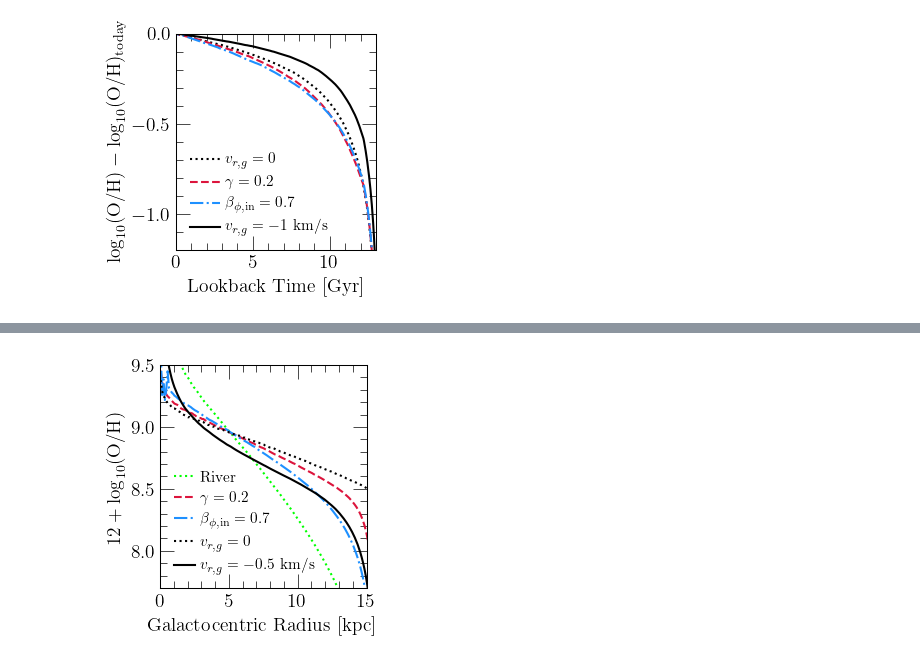
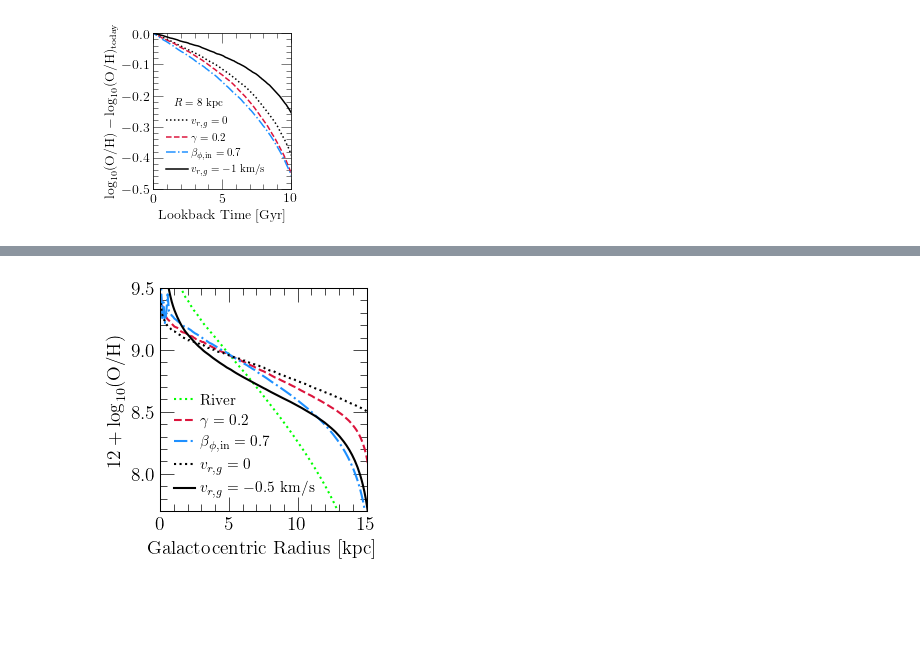
Before and after one commit to giganano/radial-flows, a Jupyter notebook: notebooks/equilibrium.ipynb, the cells around one changed output, grey strips where cells are left out. Drawn from its saved outputs; the diff is of its cells as text; code cells hidden in the pictures; blank space fills up the shorter version.

```diff
--- a/notebooks/equilibrium.ipynb
+++ b/notebooks/equilibrium.ipynb
@@ -46,6 +46,29 @@ def equilibrium_profile(output, lookback, zone_width = 0.1):
         # zeq.append(zone.ccsne_yields["o"] / (1 + eta - mu_o[i] - recycling - taustar / tausfh))
         # zeq.append(zone.ccsne_yields["o"] / (1 + eta - mu_o[i] - recycling))
     return [radii, zeq]
+
+
+def equilibrium_evol(output, radius, zone_width = 0.1):
+    lookback, mu_g, mu_o = mu_evol(output, radius, zone_width = zone_width)
+    zeq = []
+    zone = int(radius / zone_width)
+    zone = output.zones["zone%d" % (zone)]
+    for i in range(len(lookback)):
+        diff = [abs(lookback[i] - l) for l in zone.history["lookback"]]
+        idx = diff.index(min(diff))
+        if zone.history["sfr"][idx]:
+            taustar = zone.history["mgas"][idx] / zone.history["sfr"][idx] * 1.e-9
+            eta = zone.history["ofr"][idx] / zone.history["sfr"][idx]
+        else:
+            zeq.append(float("nan"))
+            continue
+        dt = zone.history["time"][idx] - zone.history["time"][idx - 1]
+        dlnmgdt = zone.history["mgas"][idx] - zone.history["mgas"][idx - 1]
+        dlnmgdt /= zone.history["mgas"][idx] * dt
+        recycling = zone.history["r_eff"][idx]
+        zeq.append(zone.ccsne_yields["o"] / (1 + eta - mu_o[i] - recycling + taustar * dlnmgdt))
+    return [lookback, zeq]
+
 
 def eq_gradient(output, lookback, zone_width = 0.1):
     radii, zeq = equilibrium_profile(output, lookback, zone_width = 0.1)
@@ -124,8 +147,8 @@ LABELS = [
 
 fig = plt.figure(figsize = (5, 3.))
 ax = fig.add_subplot(111)
-ax.set_xlabel(r"$\nabla$[O/H]$_\text{ISM}$ [kpc$^{-1}$]")
-ax.set_ylabel(r"$\nabla$[O/H]$_\text{eq}$ [kpc$^{-1}$]")
+ax.set_ylabel(r"$\nabla$[O/H]$_\text{ISM}$ [kpc$^{-1}$]")
+ax.set_xlabel(r"$\nabla$[O/H]$_\text{eq}$ [kpc$^{-1}$]")
 # ax.set_xlim([-0.15, -0.02])
 # ax.set_ylim([-0.22, -0.02])
 # ax.set_xlim([-0.34, 0])
@@ -159,7 +182,8 @@ for i in range(len(outputs)):
     eq = eq_gradient(outputs[i], 0)
     # print(ism, eq)
     print(outputs[i].name, "%.4f" % (ism), "%.4f" % (eq))
-    if LABELS[i] != "River": ax.scatter(ism, eq, **kwargs)
+#     if LABELS[i] != "River": ax.scatter(ism, eq, **kwargs)
+    if LABELS[i] != "River": ax.scatter(eq, ism, **kwargs)
     # ax.scatter(ism, eq, **kwargs)
 
 # shaded = [-0.07, -0.05]
@@ -212,6 +236,6 @@ plt.show()
 # %%
 outputs = [
-    # "../outputs/constant/vgas-0",
+    "../outputs/constant/vgas-0",
     "../outputs/potential-well-deepening/gamma0p2",
     "../outputs/angular-momentum-dilution/betaphiin0p7",
     "../outputs/constant/vgas-1"
@@ -227,10 +286,10 @@ ax = fig.add_subplot(111)
 ax.set_xlabel(r"Lookback Time [Gyr]")
 # ax.set_ylabel(r"$12 + \log_{10}($O/H$)$")
 ax.set_ylabel(r"$\log_{10}($O/H$) - \log_{10}($O/H$)_\text{today}$")
-ax.set_xlim([0, 13])
+ax.set_xlim([0, 10])
 # ax.set_ylim([7.7, 9.])
-ax.set_ylim([-1.2, 0])
-ax.set_yticks([-1, -0.5, 0])
+ax.set_ylim([-0.5, 0])
+# ax.set_yticks([-1, -0.5, 0])
 
 def plot_ism_abundances(output, radius = 6, zone_width = 0.1, **kwargs):
     zone = int(radius / zone_width)
@@ -250,33 +309,38 @@ def plot_data(name = "../data/equilibrium-paper/skewnormfits-binned-by-age-and-r
         if raw[i][2] <= radius < raw[i][3]:
             ages.append((raw[i][0] + raw[i][1]) / 2)
             xerr.append((raw[i][1] - raw[i][0]) / 2)
             oh.append(oh_to_12pluslog(raw[i][4]))
             yerr.append(raw[i][5])
         else: pass
     ax.errorbar(ages, oh, xerr = xerr, yerr = yerr, **kwargs)
 
 # plot_data(
 #     color = named_colors()["grey"],
 #     marker = markers()["star"],
 #     linestyle = "None")
 for i in range(len(outputs)):
     kwargs = {
         "c": named_colors()[COLORS[i]],
         "linestyle": LINESTYLES[i],
         "label": LABELS[i]
     }
     plot_ism_abundances(outputs[i], **kwargs)
 
 kwargs = {
     "loc": mpl_loc("lower left"),
-
+    "bbox_to_anchor": (0.02, 0.02),
     "ncol": 1,
     "fontsize": 11
 }
 leg = ax.legend(**kwargs)
+ax.text(1.5, -0.23, r"$R = 8$ kpc", fontsize = 11)
 
 plt.tight_layout()
+for ext in ["pdf", "jpeg"]:
+    kwargs = {}
+    if ext == "jpeg": kwargs["dpi"] = 200
+    plt.savefig("./equilibrium/logoh-evol.%s" % (ext), **kwargs)
 plt.show()
 # %% [output]
-[figure, old version]
+[figure, new version]
 # %%
```
Also changed, not shown: parts of 6 cells of this notebook, 18 other files.
